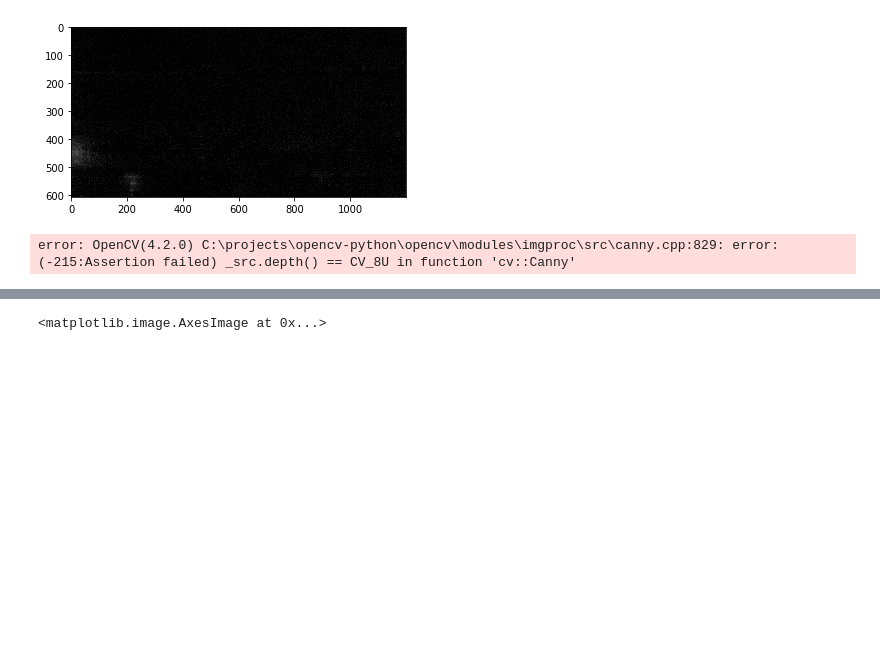
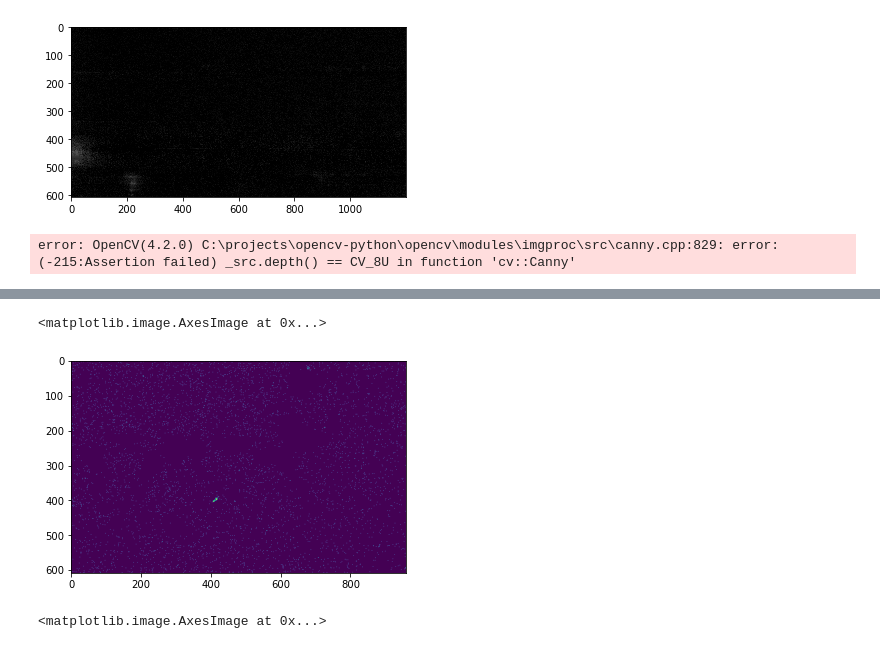
Before and after one commit to wprazuch/Astral, a Jupyter notebook: notebooks/Waves_repr_handling.ipynb, the cells around one changed output, grey strips where cells are left out. Cells and saved outputs as stored; diff of their text form; code cells hidden in the pictures; blank space fills up the shorter version.

```diff
--- a/notebooks/Waves_repr_handling.ipynb
+++ b/notebooks/Waves_repr_handling.ipynb
@@ -77,6 +106,11 @@ for i in tqdm(range(waves_detected.shape[0])):
         slic[slic > threshold] = 255
         slic[slic <= threshold] = 0
         waves_detected[i,j,:] = slic
+# %%
+plt.imshow(waves_detected[:,:,500])
+# %% [output]
+<matplotlib.image.AxesImage at 0x...>
+[figure, added]
 # %%
 plt.imshow(waves_detected[:,:,500])
 # %% [output]
```
Also changed, not shown: parts of 7 cells of this notebook, 16 other files.
